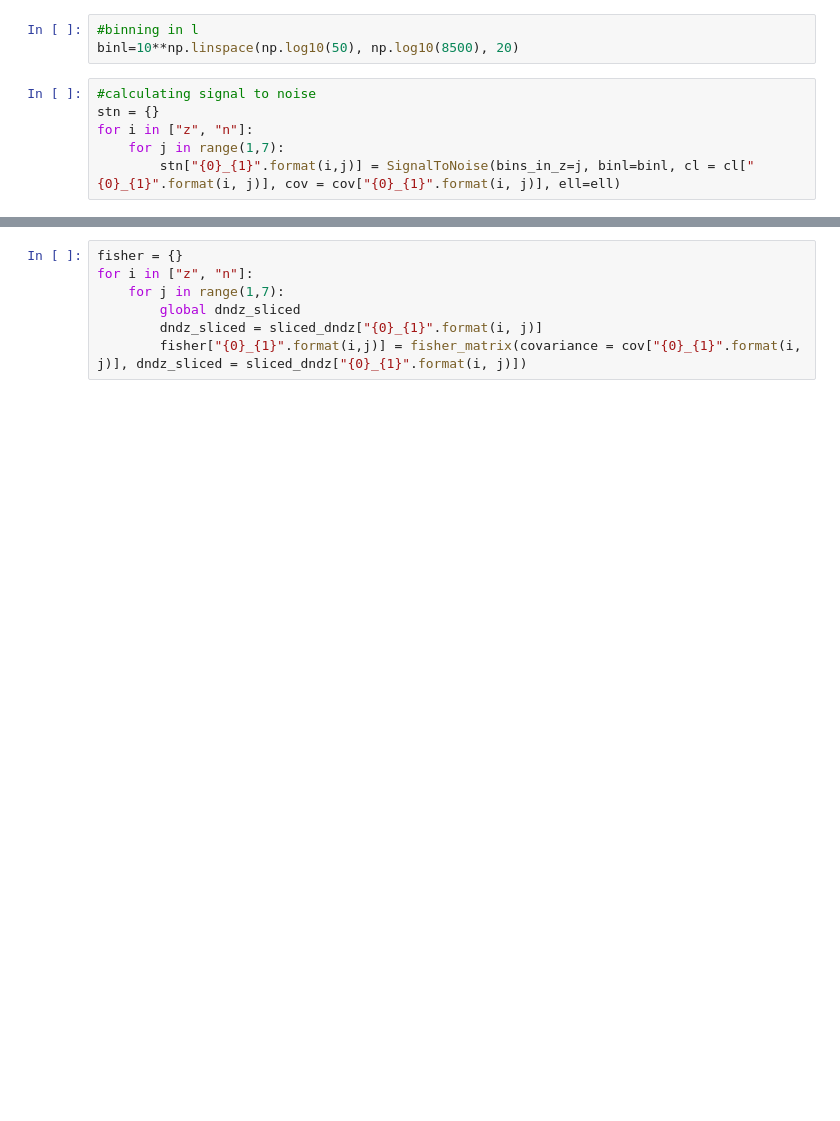
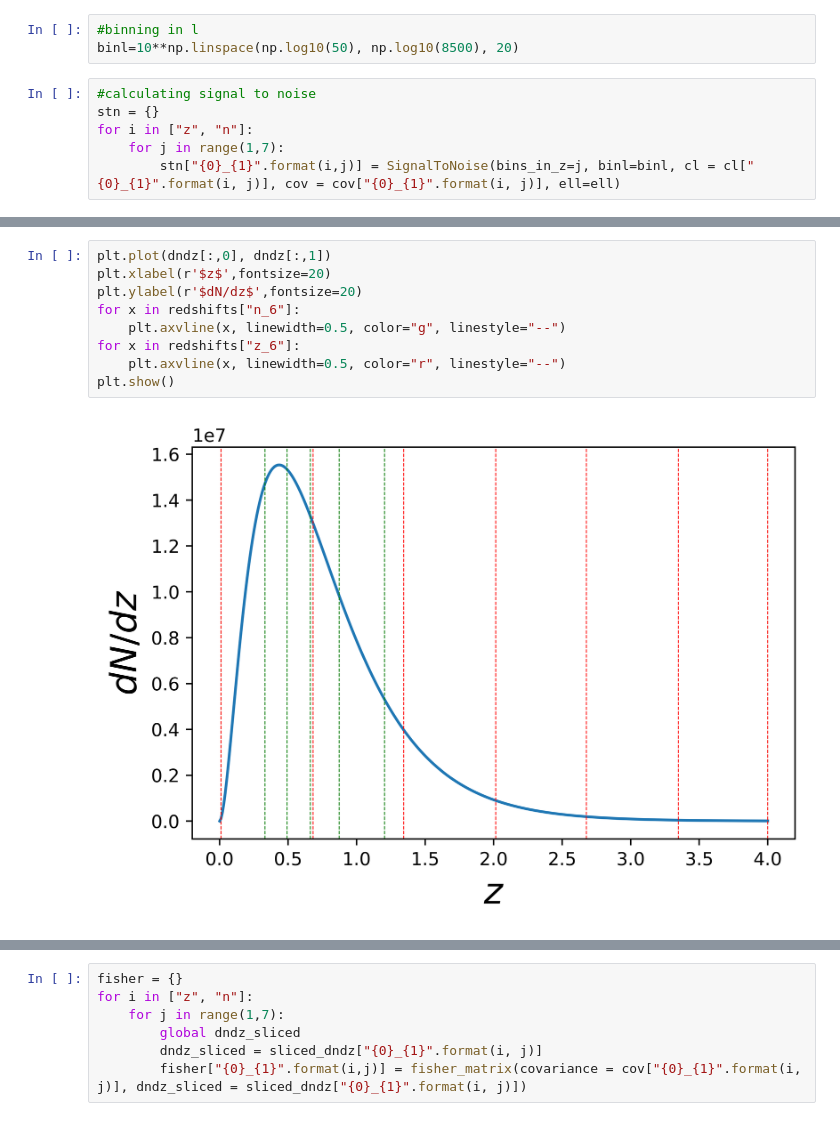
Before and after one commit to XYU1204/fisher_and_signal_to_noise, a Jupyter notebook: data.ipynb, the cells around one changed output, grey strips where cells are left out. Drawn from its saved outputs; the diff is of its cells as text; blank space fills up the shorter version.

```diff
--- a/data.ipynb
+++ b/data.ipynb
@@ -39,0 +88,11 @@ for i in ["z", "n"]:
+# %%
+plt.plot(dndz[:,0], dndz[:,1])
+plt.xlabel(r'$z$',fontsize=20)
+plt.ylabel(r'$dN/dz$',fontsize=20)
+for x in redshifts["n_6"]:
+    plt.axvline(x, linewidth=0.5, color="g", linestyle="--")
+for x in redshifts["z_6"]:
+    plt.axvline(x, linewidth=0.5, color="r", linestyle="--")
+plt.show()
+# %% [output]
+[figure, added]
```
Also changed, not shown: parts of 30 cells of this notebook, 4 other files.
